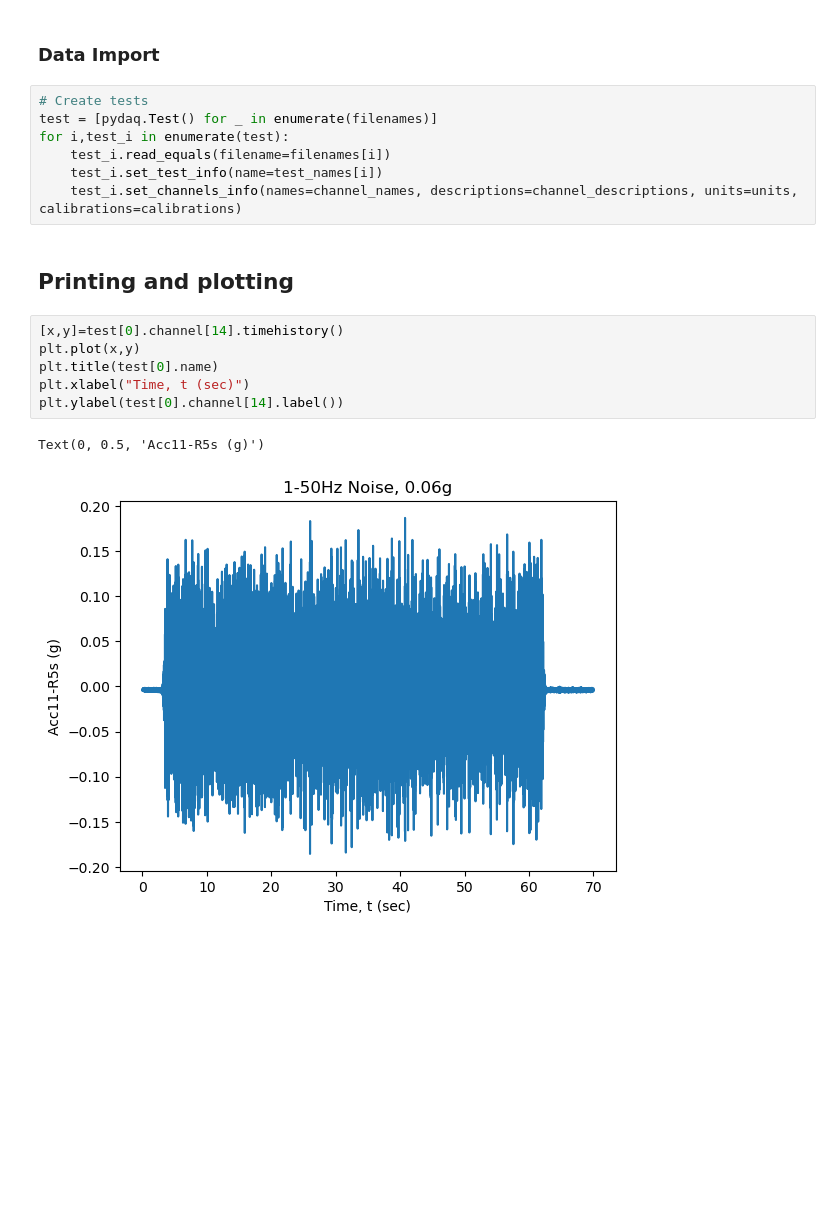
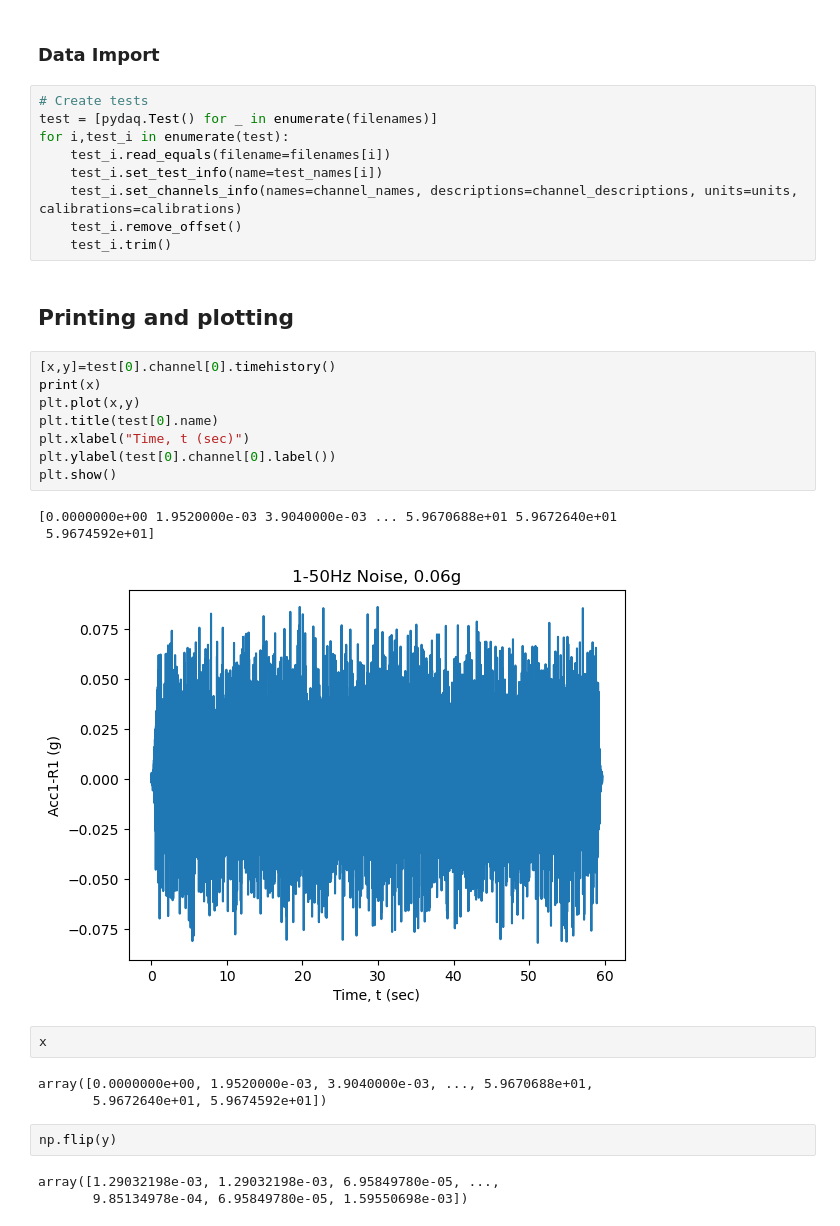
Before and after one commit to dkaramitros/pyDySP, a Jupyter notebook: example_equals.ipynb, the cells around one changed output. Drawn from its saved outputs; the diff is of its cells as text; blank space fills up the shorter version.

Commit message:
added channel functions

```diff
--- a/example_equals.ipynb
+++ b/example_equals.ipynb
@@ -113,17 +113,32 @@ for i,test_i in enumerate(test):
     test_i.read_equals(filename=filenames[i])
     test_i.set_test_info(name=test_names[i])
     test_i.set_channels_info(names=channel_names, descriptions=channel_descriptions, units=units, calibrations=calibrations)
+    test_i.remove_offset()
+    test_i.trim()
 # %% [markdown]
 ## Printing and plotting
 # %%
-[x,y]=test[0].channel[14].timehistory()
+[x,y]=test[0].channel[0].timehistory()
+print(x)
 plt.plot(x,y)
 plt.title(test[0].name)
 plt.xlabel("Time, t (sec)")
-plt.ylabel(test[0].channel[14].label())
+plt.ylabel(test[0].channel[0].label())
+plt.show()
 # %% [output]
-Text(0, 0.5, 'Acc11-R5s (g)')
+[0.0000000e+00 1.9520000e-03 3.9040000e-03 ... 5.9670688e+01 5.9672640e+01
+ 5.9674592e+01]
-[figure, old version]
+[figure, new version]
+# %%
+x
+# %% [output]
+array([0.0000000e+00, 1.9520000e-03, 3.9040000e-03, ..., 5.9670688e+01,
+       5.9672640e+01, 5.9674592e+01])
+# %%
+np.flip(y)
+# %% [output]
+array([1.29032198e-03, 1.29032198e-03, 6.95849780e-05, ...,
+       9.85134978e-04, 6.95849780e-05, 1.59550698e-03])
 # %%
 [x,y]=test[3].channel[14].fourier()
 plt.plot(x,y)
```
Also changed, not shown: parts of 1 cell of this notebook, 2 other files.
